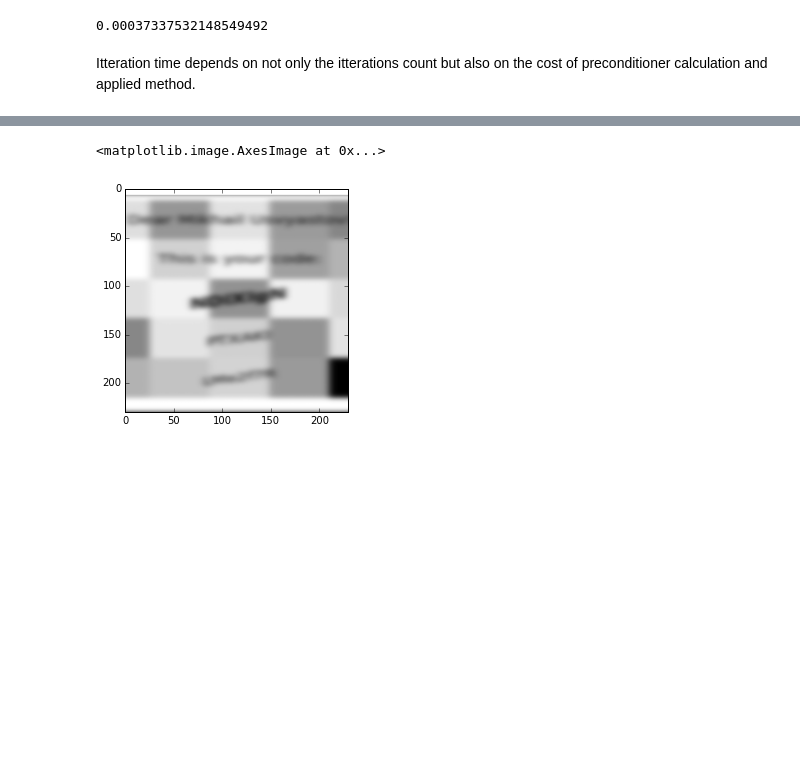
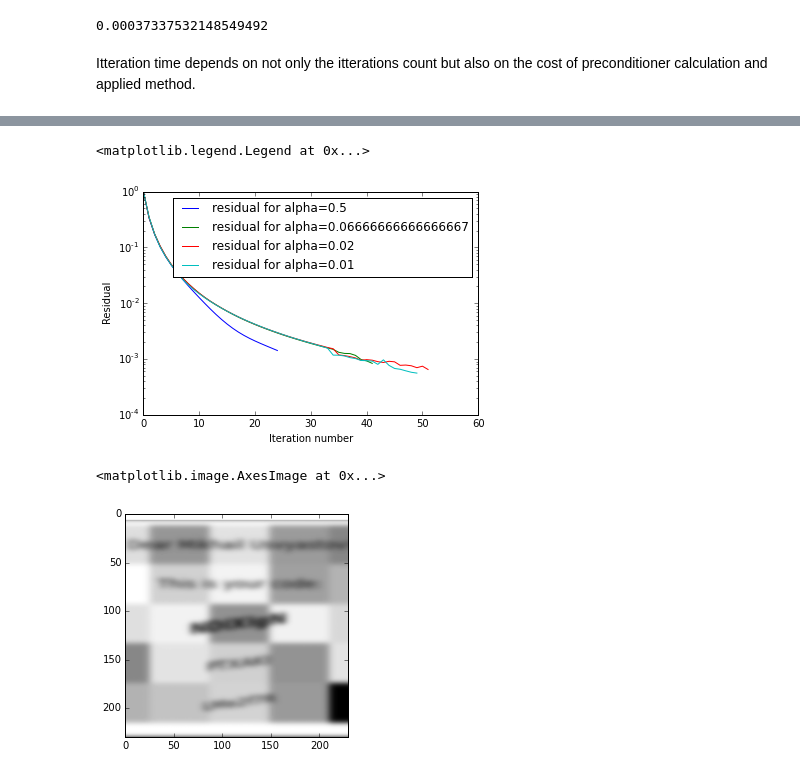
Before and after one commit to Aelphy/skoltech, a Jupyter notebook: numerical_linear_algebra/hw4/hw4.ipynb, the cells around one changed output, grey strips where cells are left out. Drawn from its saved outputs; the diff is of its cells as text; code cells hidden in the pictures; blank space fills up the shorter version.

```diff
--- a/numerical_linear_algebra/hw4/hw4.ipynb
+++ b/numerical_linear_algebra/hw4/hw4.ipynb
@@ -279,2 +301,34 @@ TypeError: 'numpy.ndarray' object is not callable
+# %%
+n = lena.shape[0]
+lim = 350
+
+for alpha in [1 / 2.0, 1 / 15.0, 1 / 50.0, 1 / 100.0]:
+    T = generate_T(alpha, n)
+    container = []
+
+    def M(vec):
+        v = vec.reshape(int(np.sqrt(vec.shape[0])), int(np.sqrt(vec.shape[0])))
+        return np.real(np.fft.ifft2(np.fft.fft2(T) * np.fft.fft2(v))).reshape(T.shape[0] ** 2)
+
+
+    lo = scipy.sparse.linalg.LinearOperator((T.shape[0] ** 2, T.shape[0] ** 2), M)
+    extended_lena = extend(lena, T.shape).reshape(T.shape[0] * T.shape[0])
+    convolved_lena = lo.dot(extended_lena).reshape(int(np.sqrt(lo.shape[0])), int(np.sqrt(lo.shape[0])))
+    rhs = convolved_lena.reshape(convolved_lena.shape[0] * convolved_lena.shape[1])
+
+    def print_residual(x):
+        container.append(np.linalg.norm(lo.dot(x) - rhs))
+
+
+    original_lena = scipy.sparse.linalg.bicgstab(lo, rhs, callback=print_residual)
+    container = np.array(container) / container[0]
+    plt.semilogy(container[:lim], label='residual for alpha={0}'.format(alpha))
+
+plt.xlabel('Iteration number')
+plt.ylabel('Residual')
+plt.legend(loc='best')
+# %% [output]
+<matplotlib.legend.Legend at 0x...>
+[figure, added]
 # %%
 import scipy.ndimage
```
Also changed, not shown: parts of 20 cells of this notebook.
